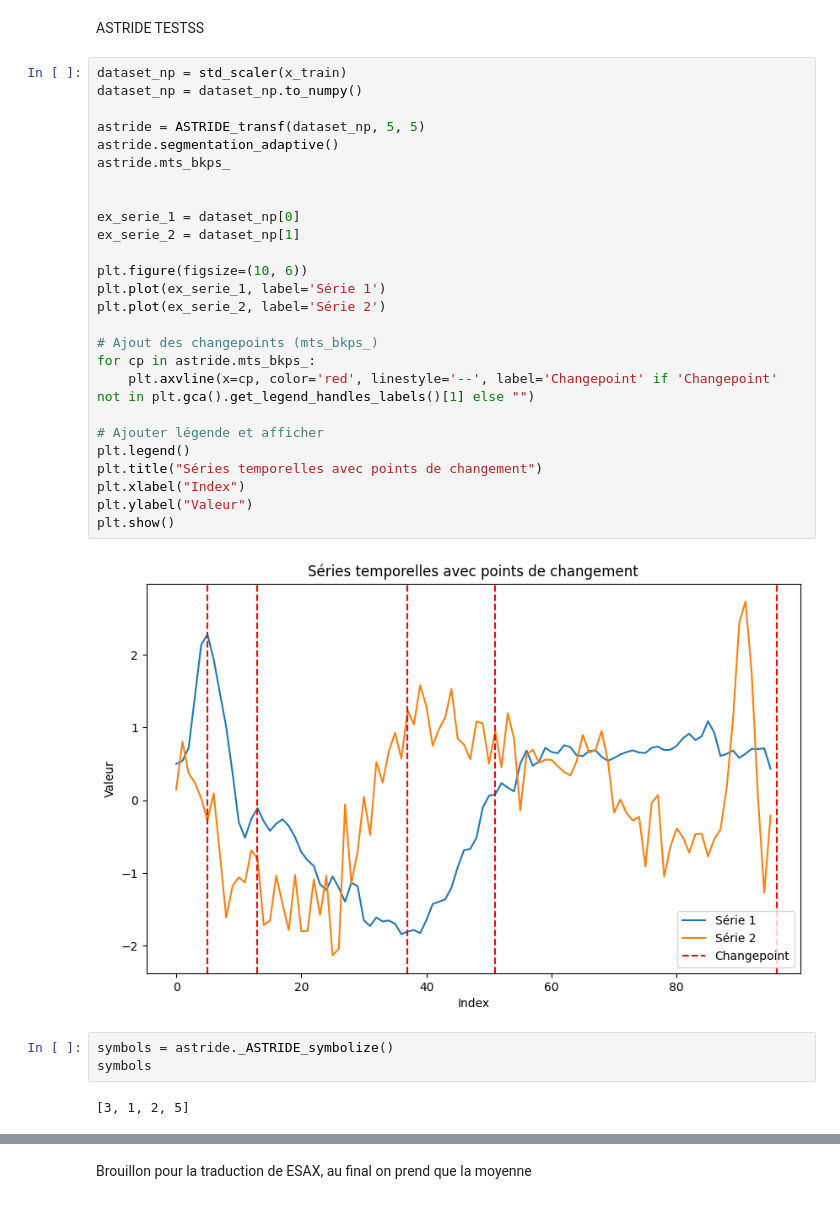
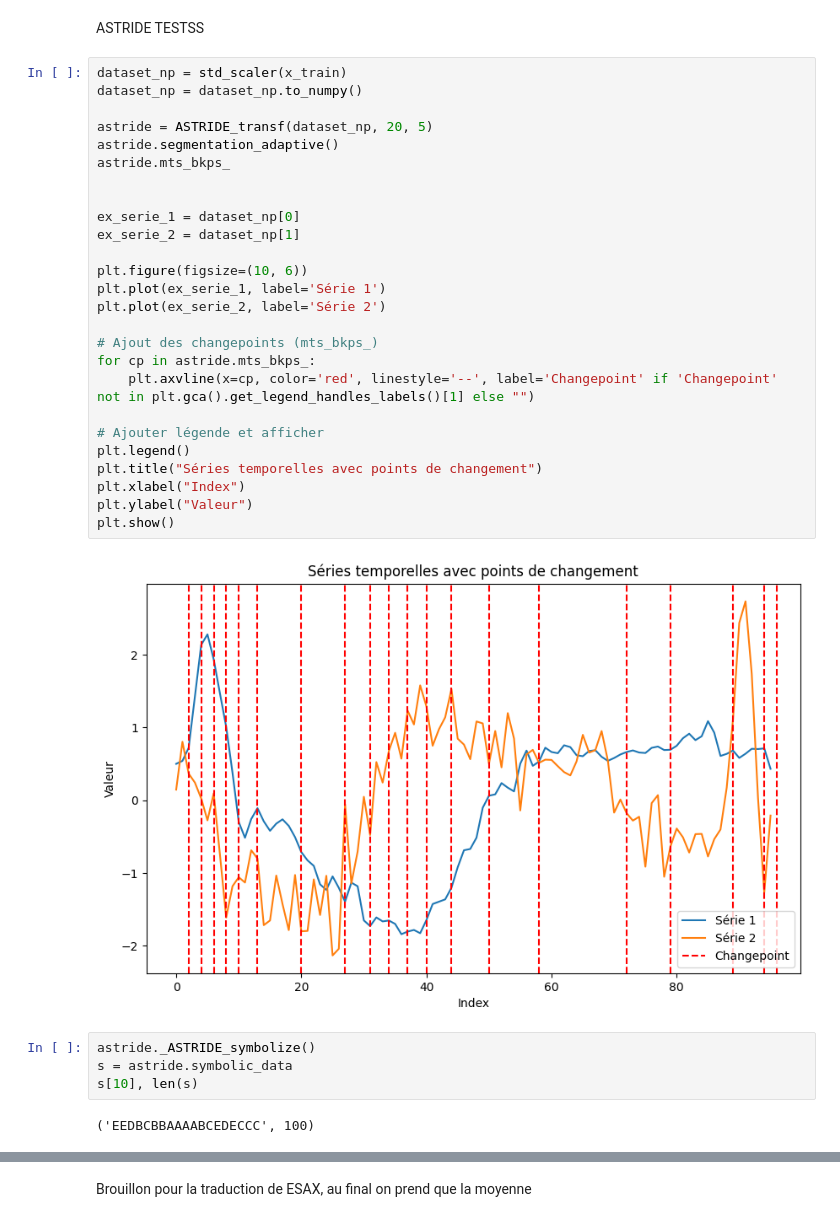
Before and after one commit to NailKhelifa/MVA_Times_Series_ML_Homeworks, a Jupyter notebook: Final_project/draft_tom.ipynb, the cells around one changed output, grey strips where cells are left out. Saved outputs shown, nothing was run; the diff lists cells and outputs as text.

```diff
--- a/Final_project/draft_tom.ipynb
+++ b/Final_project/draft_tom.ipynb
@@ -103,33 +103,34 @@ ASTRIDE TESTSS
 # %%
 dataset_np = std_scaler(x_train)
 dataset_np = dataset_np.to_numpy()
 
-astride = ASTRIDE_transf(dataset_np, 5, 5)
+astride = ASTRIDE_transf(dataset_np, 20, 5)
 astride.segmentation_adaptive()
 astride.mts_bkps_
 
 
 ex_serie_1 = dataset_np[0]
 ex_serie_2 = dataset_np[1]
 
 plt.figure(figsize=(10, 6))
 plt.plot(ex_serie_1, label='Série 1')
 plt.plot(ex_serie_2, label='Série 2')
 
 # Ajout des changepoints (mts_bkps_)
 for cp in astride.mts_bkps_:
     plt.axvline(x=cp, color='red', linestyle='--', label='Changepoint' if 'Changepoint' not in plt.gca().get_legend_handles_labels()[1] else "")
 
 # Ajouter légende et afficher
 plt.legend()
 plt.title("Séries temporelles avec points de changement")
 plt.xlabel("Index")
 plt.ylabel("Valeur")
 plt.show()
 # %% [output]
-[figure, old version]
+[figure, new version]
-# %%
-symbols = astride._ASTRIDE_symbolize()
-symbols
-# %% [output]
-[3, 1, 2, 5]
+# %%
+astride._ASTRIDE_symbolize()
+s = astride.symbolic_data
+s[10], len(s)
+# %% [output]
+('EEDBCBBAAAABCEDECCC', 100)
```
Also changed, not shown: parts of 6 cells of this notebook, 2 other files.
